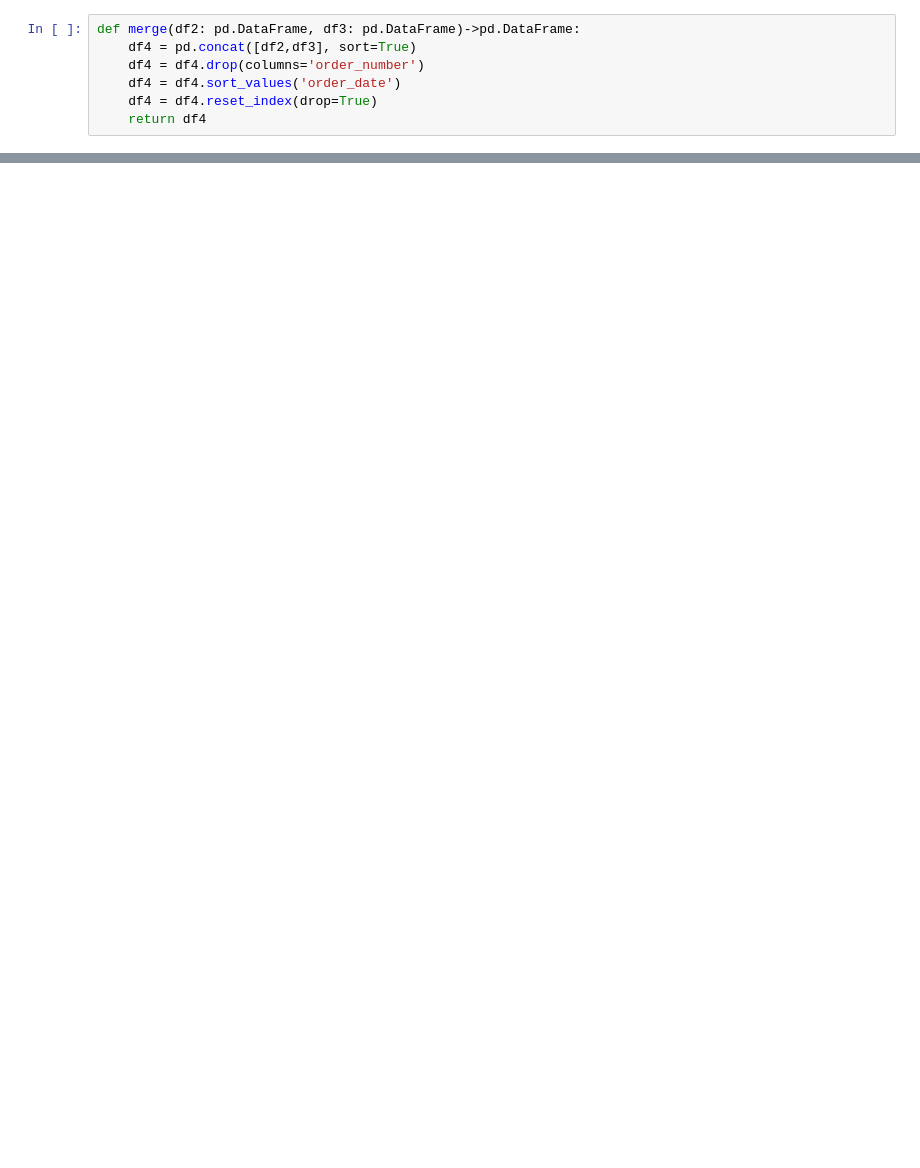
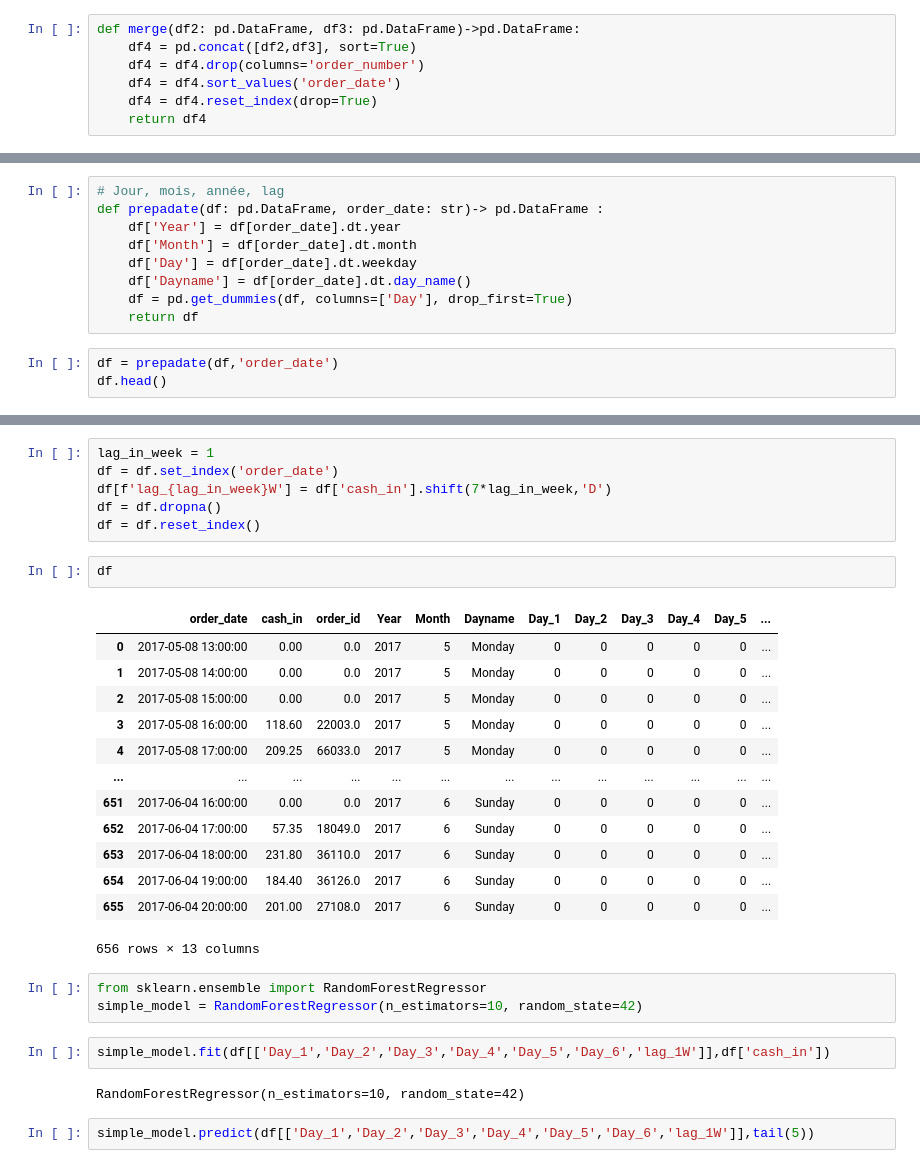
Before and after one commit to JulietteFou/Vasseur_ML, a Jupyter notebook: Notebooks/Tp2.ipynb, the cells around one changed output, grey strips where cells are left out. Saved outputs shown, nothing was run; the diff lists cells and outputs as text; blank space fills up the shorter version.

```diff
--- a/Notebooks/Tp2.ipynb
+++ b/Notebooks/Tp2.ipynb
@@ -141,0 +137,12 @@ df4.head()
+# %%
+# Jour, mois, année, lag
+def prepadate(df: pd.DataFrame, order_date: str)-> pd.DataFrame :
+    df['Year'] = df[order_date].dt.year
+    df['Month'] = df[order_date].dt.month
+    df['Day'] = df[order_date].dt.weekday
+    df['Dayname'] = df[order_date].dt.day_name()
+    df = pd.get_dummies(df, columns=['Day'], drop_first=True)
+    return df
+# %%
+df = prepadate(df,'order_date')
+df.head()
@@ -141,0 +156,31 @@ df4.head()
+# %%
+lag_in_week = 1
+df = df.set_index('order_date')
+df[f'lag_{lag_in_week}W'] = df['cash_in'].shift(7*lag_in_week,'D')
+df = df.dropna()
+df = df.reset_index()
+# %%
+df
+# %% [output]
+|  | order_date | cash_in | order_id | Year | Month | Dayname | Day_1 | Day_2 | Day_3 | Day_4 | Day_5 | ... |
+| 0 | 2017-05-08 13:00:00 | 0.00 | 0.0 | 2017 | 5 | Monday | 0 | 0 | 0 | 0 | 0 | ... |
+| 1 | 2017-05-08 14:00:00 | 0.00 | 0.0 | 2017 | 5 | Monday | 0 | 0 | 0 | 0 | 0 | ... |
+| 2 | 2017-05-08 15:00:00 | 0.00 | 0.0 | 2017 | 5 | Monday | 0 | 0 | 0 | 0 | 0 | ... |
+| 3 | 2017-05-08 16:00:00 | 118.60 | 22003.0 | 2017 | 5 | Monday | 0 | 0 | 0 | 0 | 0 | ... |
+| 4 | 2017-05-08 17:00:00 | 209.25 | 66033.0 | 2017 | 5 | Monday | 0 | 0 | 0 | 0 | 0 | ... |
+| ... | ... | ... | ... | ... | ... | ... | ... | ... | ... | ... | ... | ... |
+| 651 | 2017-06-04 16:00:00 | 0.00 | 0.0 | 2017 | 6 | Sunday | 0 | 0 | 0 | 0 | 0 | ... |
+| 652 | 2017-06-04 17:00:00 | 57.35 | 18049.0 | 2017 | 6 | Sunday | 0 | 0 | 0 | 0 | 0 | ... |
+| 653 | 2017-06-04 18:00:00 | 231.80 | 36110.0 | 2017 | 6 | Sunday | 0 | 0 | 0 | 0 | 0 | ... |
+| 654 | 2017-06-04 19:00:00 | 184.40 | 36126.0 | 2017 | 6 | Sunday | 0 | 0 | 0 | 0 | 0 | ... |
+| 655 | 2017-06-04 20:00:00 | 201.00 | 27108.0 | 2017 | 6 | Sunday | 0 | 0 | 0 | 0 | 0 | ... |
+656 rows × 13 columns
+# %%
+from sklearn.ensemble import RandomForestRegressor
+simple_model = RandomForestRegressor(n_estimators=10, random_state=42)
+# %%
+simple_model.fit(df[['Day_1','Day_2','Day_3','Day_4','Day_5','Day_6','lag_1W']],df['cash_in'])
+# %% [output]
+RandomForestRegressor(n_estimators=10, random_state=42)
+# %%
+simple_model.predict(df[['Day_1','Day_2','Day_3','Day_4','Day_5','Day_6','lag_1W']],tail(5))
```
Also changed, not shown: parts of 11 cells of this notebook.
